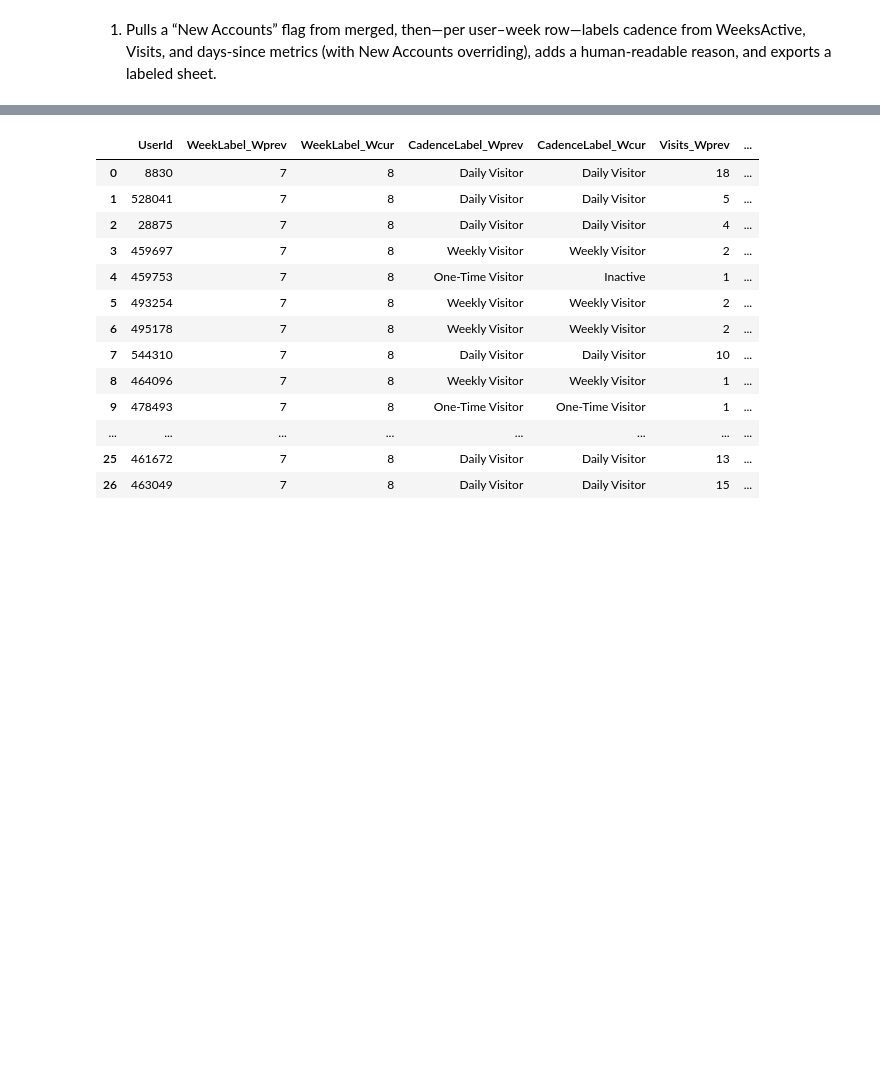
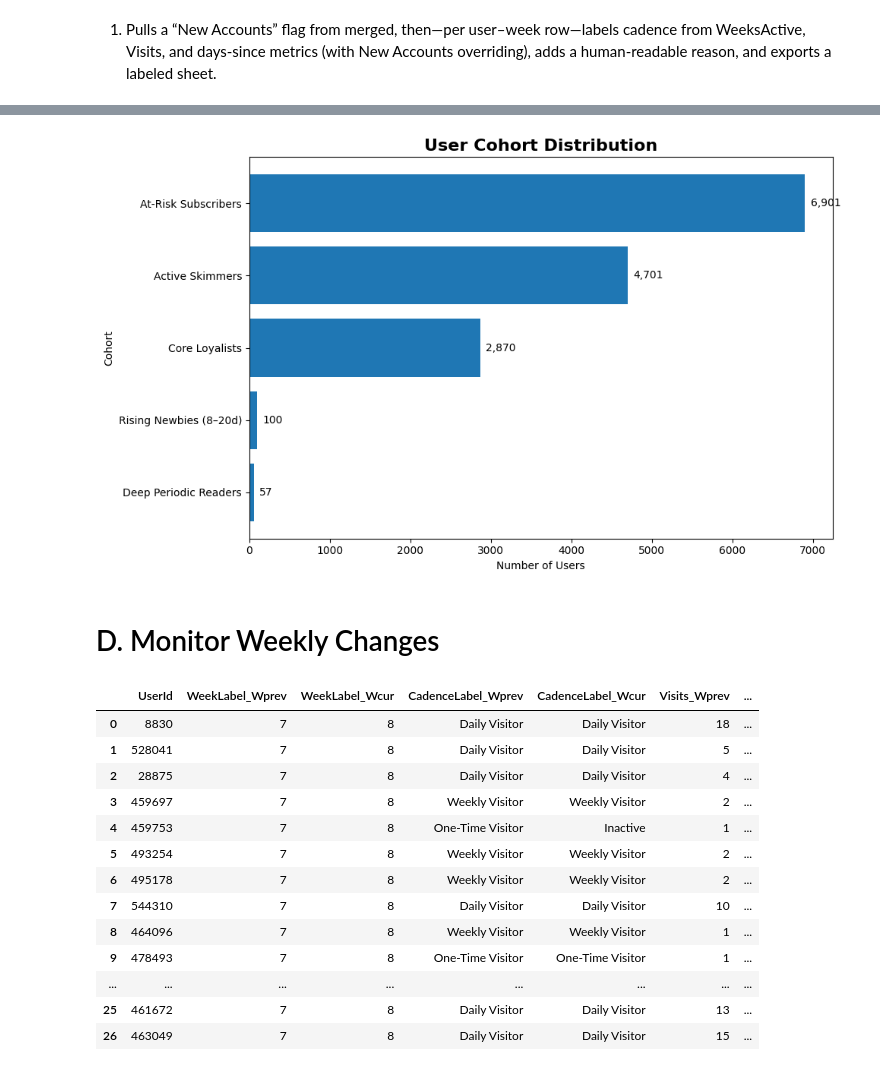
Before and after one commit to DianaFarhat/Customer-Segmentation, a Jupyter notebook: Engagement_Cadence_Report.ipynb, the cells around one changed output, grey strips where cells are left out. Cells and saved outputs as stored; diff of their text form; code cells hidden in the pictures; blank space fills up the shorter version.

```diff
--- a/Engagement_Cadence_Report.ipynb
+++ b/Engagement_Cadence_Report.ipynb
@@ -1825,3 +1968,32 @@ Saved: /content/cleaned/engagement_depthband__cadence_label.xlsx
+# %%
+# === Cohort distribution bar chart ===
+import matplotlib.pyplot as plt
+import seaborn as sns  # optional for better style, if available
+
+# Count users per cohort
+cohort_counts = summary["Cohort"].value_counts().sort_values(ascending=True)
+
+# Figure setup
+plt.figure(figsize=(10,6))
+bars = plt.barh(cohort_counts.index, cohort_counts.values)
+
+plt.title("User Cohort Distribution", fontsize=16, weight="bold")
+plt.xlabel("Number of Users")
+plt.ylabel("Cohort")
+
+# Add value labels next to bars
+for bar in bars:
+    width = bar.get_width()
+    plt.text(width + (cohort_counts.max() * 0.01),
+             bar.get_y() + bar.get_height()/2,
+             f"{int(width):,}", va='center')
+
+plt.tight_layout()
+plt.show()
+# %% [output]
+[figure, added]
+# %% [markdown]
+# D. Monitor Weekly Changes
 # %%
 # === Temperature: last week vs prior (missing => 0), Cadence-weighted composite ===
 import numpy as np
```
Also changed, not shown: parts of 14 cells of this notebook.
